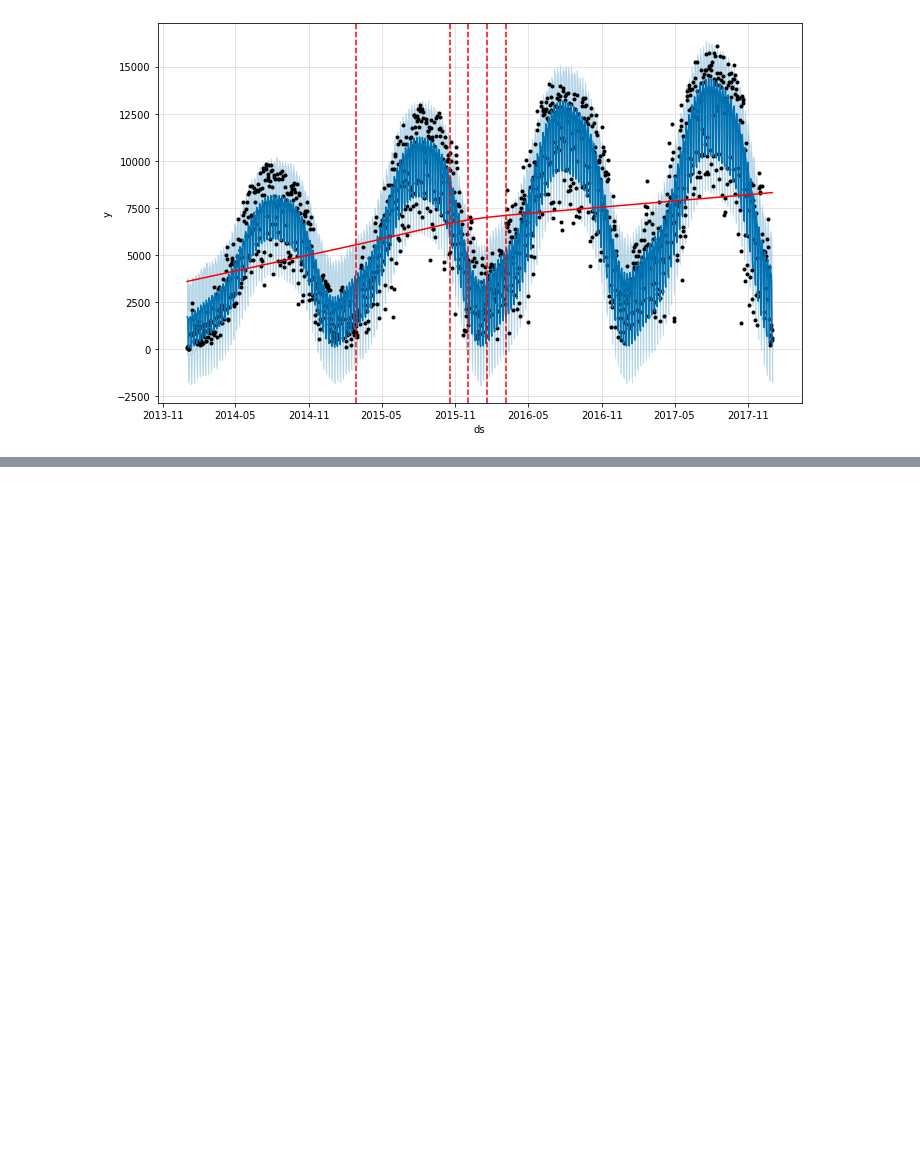
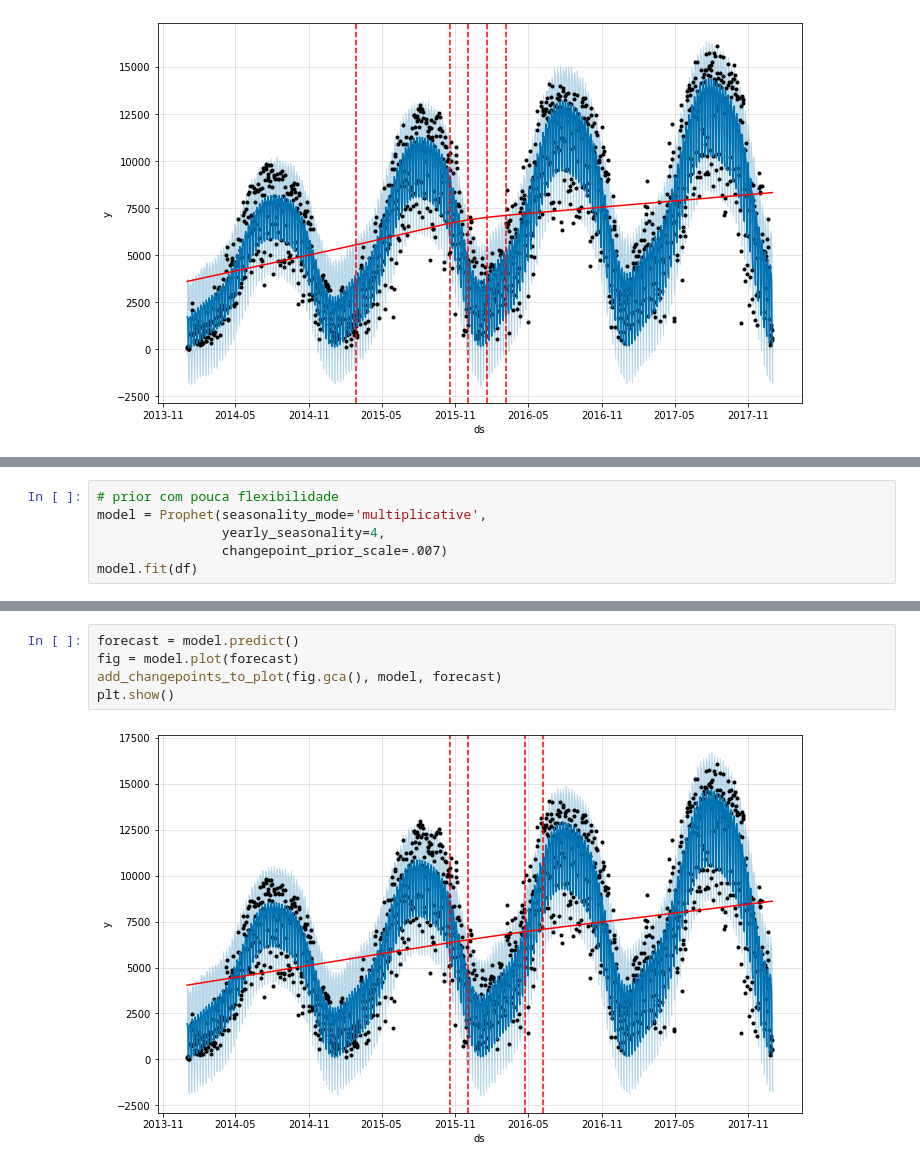
Before and after one commit to caiosainvallio/time-series, a Jupyter notebook: prophet/06_trend-changepoints.ipynb, the cells around one changed output, grey strips where cells are left out. Drawn from its saved outputs; the diff is of its cells as text; blank space fills up the shorter version.

```diff
--- a/prophet/06_trend-changepoints.ipynb
+++ b/prophet/06_trend-changepoints.ipynb
@@ -37,0 +151,6 @@ plt.show()
+# %%
+# prior com pouca flexibilidade
+model = Prophet(seasonality_mode='multiplicative',
+                yearly_seasonality=4,
+                changepoint_prior_scale=.007)
+model.fit(df)
@@ -37,0 +171,7 @@ plt.show()
+# %%
+forecast = model.predict()
+fig = model.plot(forecast)
+add_changepoints_to_plot(fig.gca(), model, forecast)
+plt.show()
+# %% [output]
+[figure, added]
```
Also changed, not shown: parts of 12 cells of this notebook.
